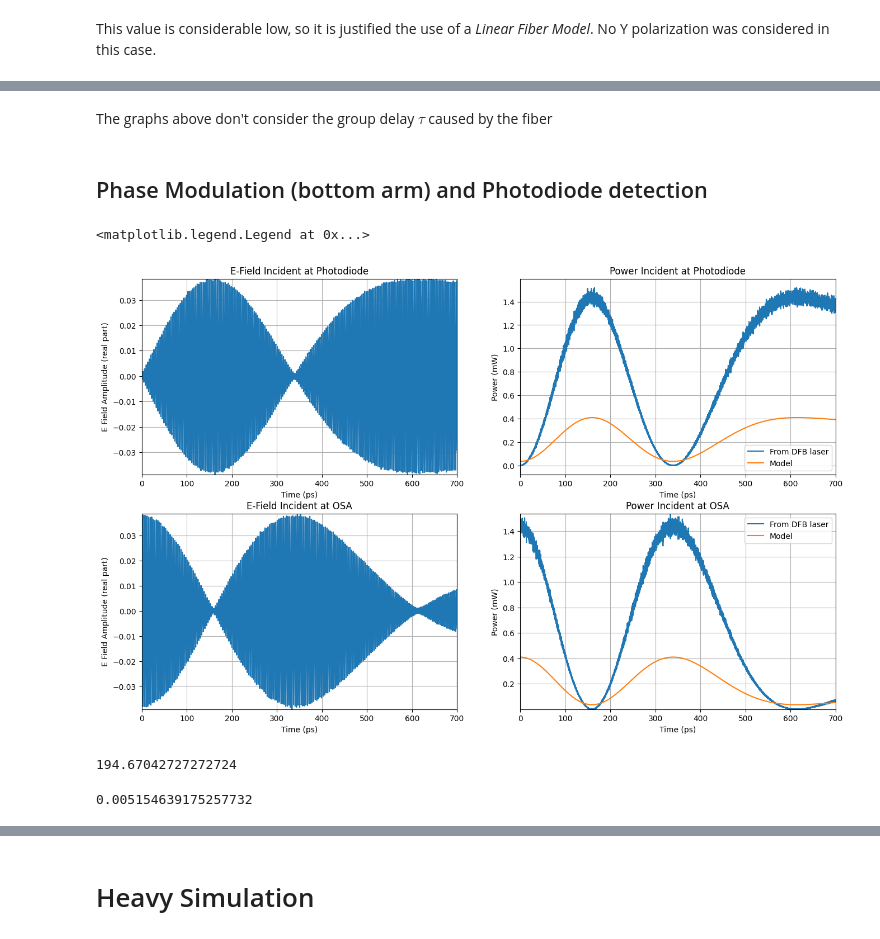
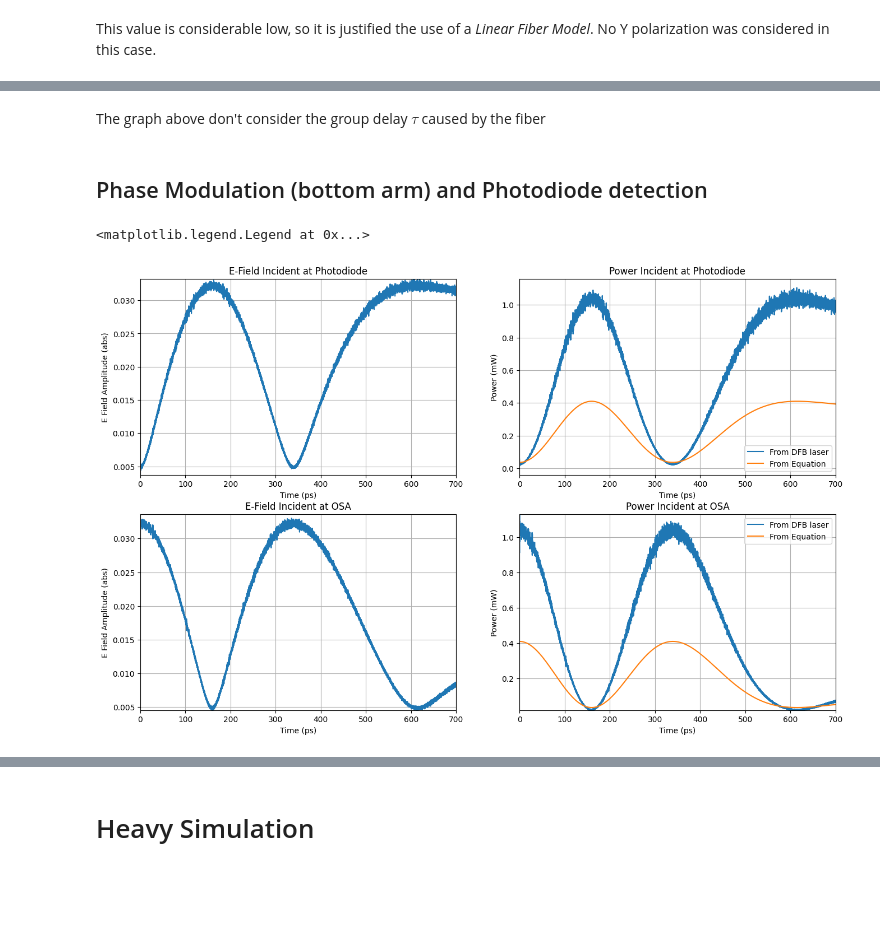
Before and after one commit to CaioRodrigues200/Laser-Study, a Jupyter notebook: Projects/Delayed_Self_Heterodyne/Delayed_Self_Heterodyne.ipynb, the cells around one changed output, grey strips where cells are left out. Saved outputs shown, nothing was run; the diff lists cells and outputs as text; code cells hidden in the pictures; blank space fills up the shorter version.

```diff
--- a/Projects/Delayed_Self_Heterodyne/Delayed_Self_Heterodyne.ipynb
+++ b/Projects/Delayed_Self_Heterodyne/Delayed_Self_Heterodyne.ipynb
@@ -230,0 +201,17 @@ ax[1].grid()
+# %%
+EUpper = linearFiberChannel(laser1.e_out*np.sqrt(KConst),LinearFiber_parameters)
+
+timeArray = np.linspace(0,Ts*bitsTx.size,SpS*bitsTx.size)
+
+plt.figure(figsize=(12,4))
+
+plt.plot(timeArray*1e12,np.abs(laser1.e_out)/np.mean(np.abs(laser1.e_out)),label='Input signal (before coupler)')
+plt.plot(timeArray*1e12,np.abs(laser1.e_out*np.sqrt(KConst))/np.mean(np.abs(laser1.e_out)),label='Upper arm signal (after coupler)')
+plt.plot(timeArray*1e12,np.abs(EUpper)/np.mean(np.abs(laser1.e_out)), label='Signal after SMF (upper arm)')
+plt.xlim(10,110)
+# plt.ylim(np.min(np.real(laser1.e_out)),np.max(np.real(laser1.e_out)))
+plt.xlabel('Time (ps)')
+plt.ylabel('Normalized E Field Amplitude (abs)')
+plt.title(f'Laser Signal Normalized E-Field (SMF length: {SMFLen} km)')
+plt.legend()
+plt.grid()
@@ -231,11 +220,11 @@ ax[1].grid()
 # %% [markdown]
-The graphs above don't consider the group delay $\tau$ caused by the fiber
+The graph above don't consider the group delay $\tau$ caused by the fiber
 # %%
 tau = SMFLen/(c*1e-3)    # Fiber Delay
 # %% [markdown]
 ## Phase Modulation (bottom arm) and Photodiode detection
 # %%
-carrier = laser1.e_out*np.sqrt(1-KConst)*np.exp(KPhase*1j)  # Carrier optical signal
+carrier = laser1.e_out*np.sqrt(1-KConst)*np.exp(KPhase*1j)  # Bottom arm Optical signal
 b = 10           # Modulation index of the electrical modulating signal
 mFreq = 2e9     # Frequency of the electrical modulating signal (Hz)
 mPhase = 0      # Phase of the electrical modulating signal (Radians)
@@ -248,8 +237,8 @@ Eosa = (1-KConst)*np.exp(1j*KPhase)*EUpper + KConst*EBottom  # E-Field Incident
 # Model equations -------------------------------------------------------------
 
 meanPower = np.mean(laser1.power)
-EUppermodel = KConst*np.sqrt(meanPower)*np.exp(1j*(c/laser1.lmbd)*timeArray)/((10)**(SMFAtt*SMFLen/10))
-EBottommodel = (1-KConst)*np.sqrt(meanPower)*np.exp(1j*(c/laser1.lmbd)*timeArray)*np.exp(KPhase*1j)*np.exp(1j*b*np.sin(mFreq*timeArray+mPhase))
+EUppermodel = KConst*np.sqrt(meanPower)*np.exp(1j*(2*np.pi*EffFreqDeviation*1e9)*timeArray)/((10)**(SMFAtt*SMFLen/10))
+EBottommodel = (1-KConst)*np.sqrt(meanPower)*np.exp(1j*(2*np.pi*EffFreqDeviation*1e9)*timeArray)*np.exp(KPhase*1j)*np.exp(1j*b*np.sin(mFreq*timeArray+mPhase))
 Emodelpd = KConst*EUppermodel + (1-KConst)*np.exp(1j*KPhase)*EBottommodel
 Emodelosa = (1-KConst)*np.exp(1j*KPhase)*EUppermodel + KConst*EBottommodel
 
@@ -257,52 +246,44 @@ fig, ax = plt.subplots(2,2)
 fig.set_figheight(10)
 fig.set_figwidth(16)
 
-ax[0][0].plot(timeArray*1e12,np.real(Epd))
+ax[0][0].plot(timeArray*1e12,np.abs(Epd))
 ax[0][0].set_xlim(0,700)
-ax[0][0].set_ylim(np.min(np.real(Epd)),np.max(np.real(Epd)))
+ax[0][0].set_ylim(np.min(np.abs(Epd)),np.max(np.abs(Epd)))
 ax[0][0].set_xlabel('Time (ps)')
-ax[0][0].set_ylabel('E Field Amplitude (real part)')
+ax[0][0].set_ylabel('E Field Amplitude (abs)')
 ax[0][0].set_title('E-Field Incident at Photodiode')
 ax[0][0].grid()
 
 ax[0][1].plot(timeArray*1e12,np.abs(Epd)**2*1e3, label='From DFB laser')
 ax[0][1].plot(timeArray*1e12,np.abs(Emodelpd)**2*1e3, label='From Equation')
 ax[0][1].set_xlim(0,700)
 # ax[0][1].set_ylim(np.min(np.abs(Epd)**2)*1e3,np.max(np.abs(Epd)**2)*1e3)
 ax[0][1].set_xlabel('Time (ps)')
 ax[0][1].set_ylabel('Power (mW)')
 ax[0][1].set_title('Power Incident at Photodiode')
 ax[0][1].grid()
 ax[0][1].legend()
 
-ax[1][0].plot(timeArray*1e12,np.real(Eosa))
+ax[1][0].plot(timeArray*1e12,np.abs(Eosa))
 ax[1][0].set_xlim(0,700)
-ax[1][0].set_ylim(np.min(np.real(Eosa)),np.max(np.real(Eosa)))
+ax[1][0].set_ylim(np.min(np.abs(Eosa)),np.max(np.abs(Eosa)))
 ax[1][0].set_xlabel('Time (ps)')
-ax[1][0].set_ylabel('E Field Amplitude (real part)')
+ax[1][0].set_ylabel('E Field Amplitude (abs)')
 ax[1][0].set_title('E-Field Incident at OSA')
 ax[1][0].grid()
 
 ax[1][1].plot(timeArray*1e12,np.abs(Eosa)**2*1e3, label='From DFB laser')
 ax[1][1].plot(timeArray*1e12,np.abs(Emodelosa)**2*1e3, label='From Equation')
 ax[1][1].set_xlim(0,700)
 ax[1][1].set_ylim(np.min(np.abs(Eosa)**2)*1e3,np.max(np.abs(Eosa)**2)*1e3)
 ax[1][1].set_xlabel('Time (ps)')
 ax[1][1].set_ylabel('Power (mW)')
 ax[1][1].set_title('Power Incident at OSA')
 ax[1][1].grid()
 ax[1][1].legend()
 
 # freq, spectrum = get_spectrum(Eosa, Fs=Fs, Fc=c/laser1.lmbd, xunits='hz' )
 # ax[1][0].plot(freq,spectrum)
 # %% [output]
 <matplotlib.legend.Legend at 0x...>
-[figure, old version]
+[figure, new version]
-# %%
-c/laser1.lmbd * 1e-12
-# %% [output]
-194.67042727272724
-# %%
-1/194e12 * 1e12
-# %% [output]
-0.005154639175257732
```
Also changed, not shown: parts of 11 cells of this notebook, 1 other file.
